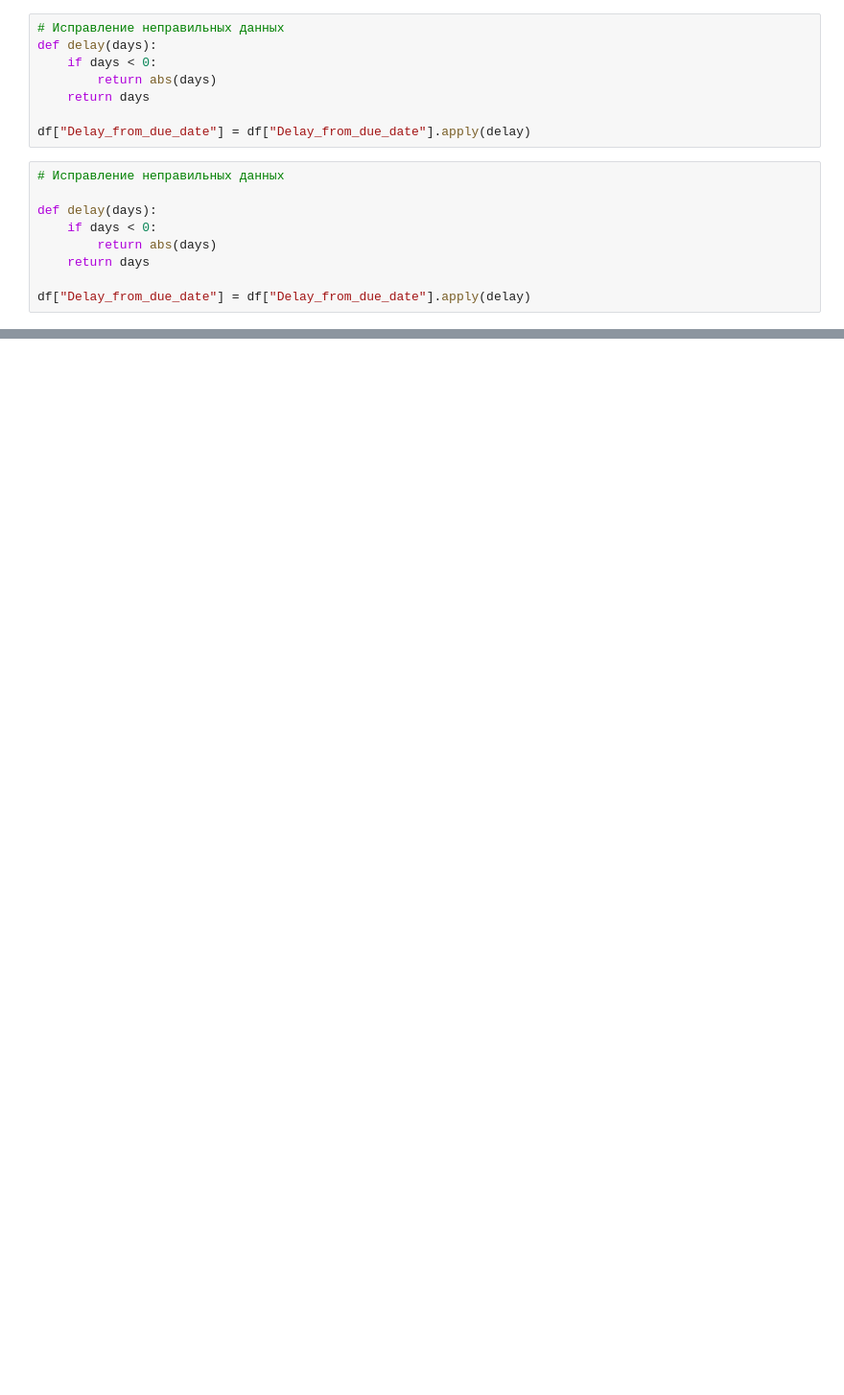
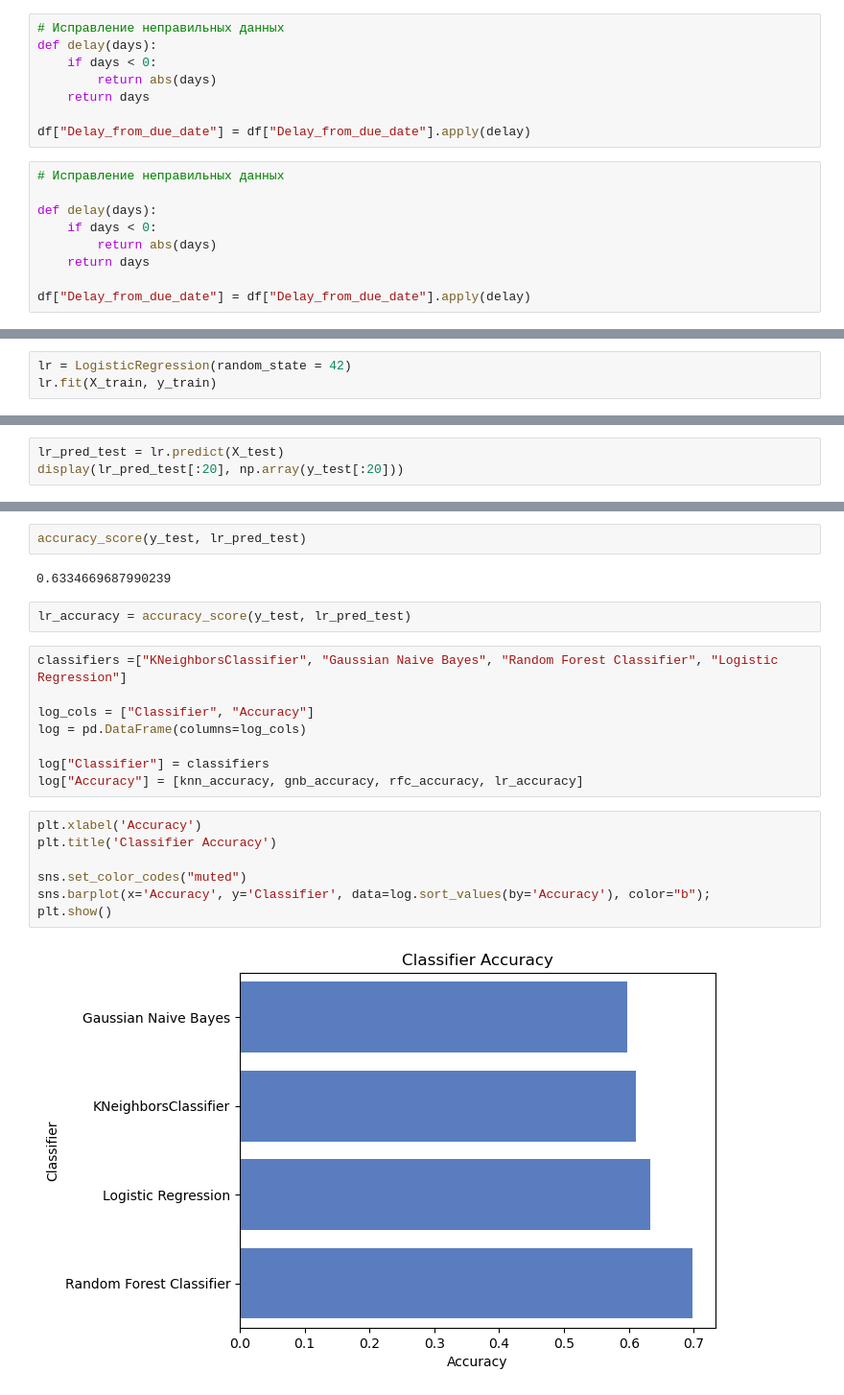
Before and after one commit to ProbablyNotBestUsername/mlabg, a Jupyter notebook: Credit Score Classification Secrets/Галикеев 1 вариант.ipynb, the cells around one changed output, grey strips where cells are left out. Shown: that part at 96% size. Saved outputs shown, nothing was run; the diff lists cells and outputs as text; blank space fills up the shorter version.

```diff
--- a/Credit Score Classification Secrets/Галикеев 1 вариант.ipynb
+++ b/Credit Score Classification Secrets/Галикеев 1 вариант.ipynb
@@ -299,0 +575,3 @@ df["Delay_from_due_date"] = df["Delay_from_due_date"].apply(delay)
+# %%
+lr = LogisticRegression(random_state = 42)
+lr.fit(X_train, y_train)
@@ -299,0 +580,3 @@ df["Delay_from_due_date"] = df["Delay_from_due_date"].apply(delay)
+# %%
+lr_pred_test = lr.predict(X_test)
+display(lr_pred_test[:20], np.array(y_test[:20]))
@@ -299,0 +592,23 @@ df["Delay_from_due_date"] = df["Delay_from_due_date"].apply(delay)
+# %%
+accuracy_score(y_test, lr_pred_test)
+# %% [output]
+0.6334669687990239
+# %%
+lr_accuracy = accuracy_score(y_test, lr_pred_test)
+# %%
+classifiers =["KNeighborsClassifier", "Gaussian Naive Bayes", "Random Forest Classifier", "Logistic Regression"]
+
+log_cols = ["Classifier", "Accuracy"]
+log = pd.DataFrame(columns=log_cols)
+
+log["Classifier"] = classifiers
+log["Accuracy"] = [knn_accuracy, gnb_accuracy, rfc_accuracy, lr_accuracy]
+# %%
+plt.xlabel('Accuracy')
+plt.title('Classifier Accuracy')
+
+sns.set_color_codes("muted")
+sns.barplot(x='Accuracy', y='Classifier', data=log.sort_values(by='Accuracy'), color="b");
+plt.show()
+# %% [output]
+[figure, added]
```
Also changed, not shown: parts of 64 cells of this notebook, 3 other files.
